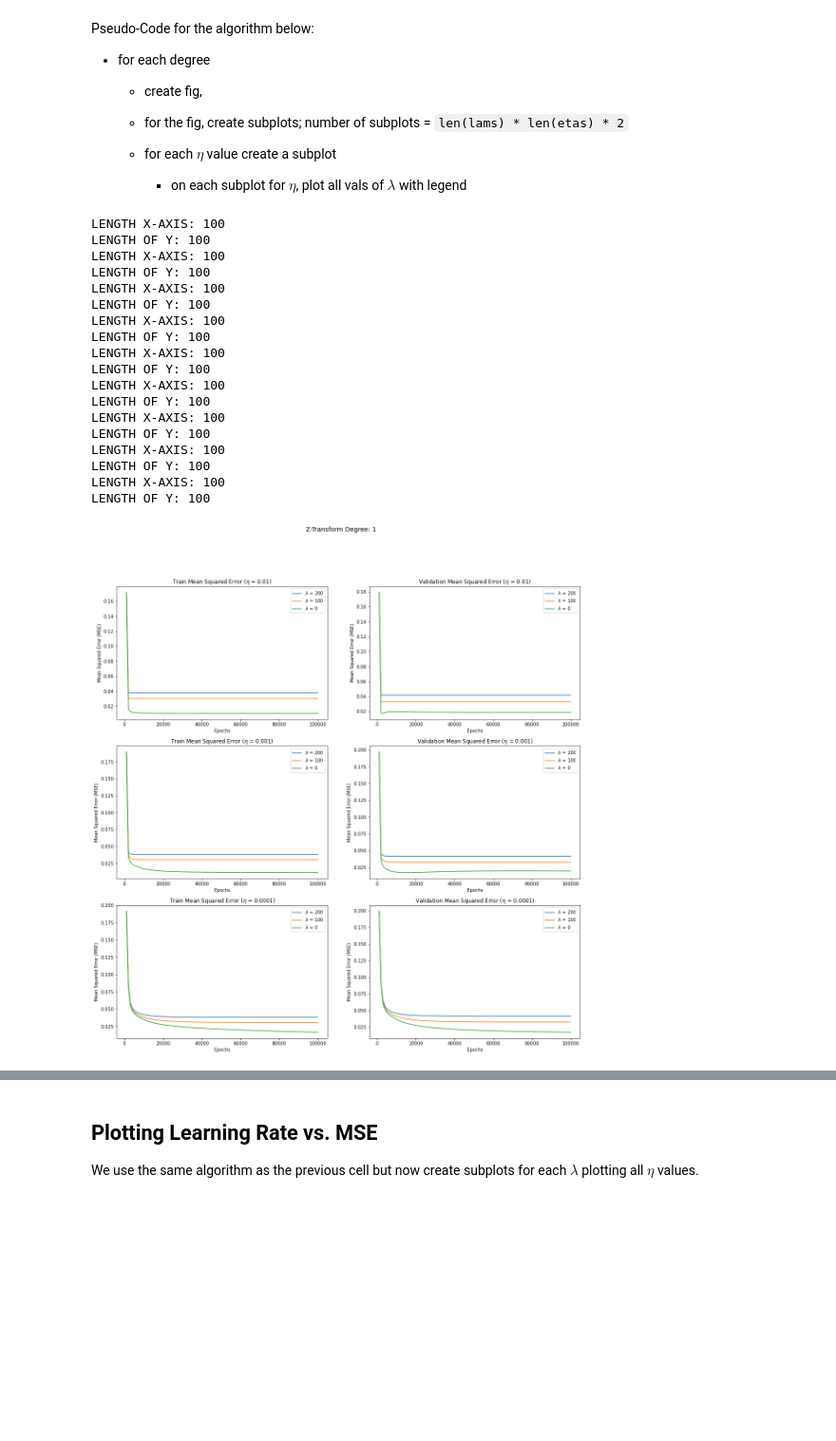
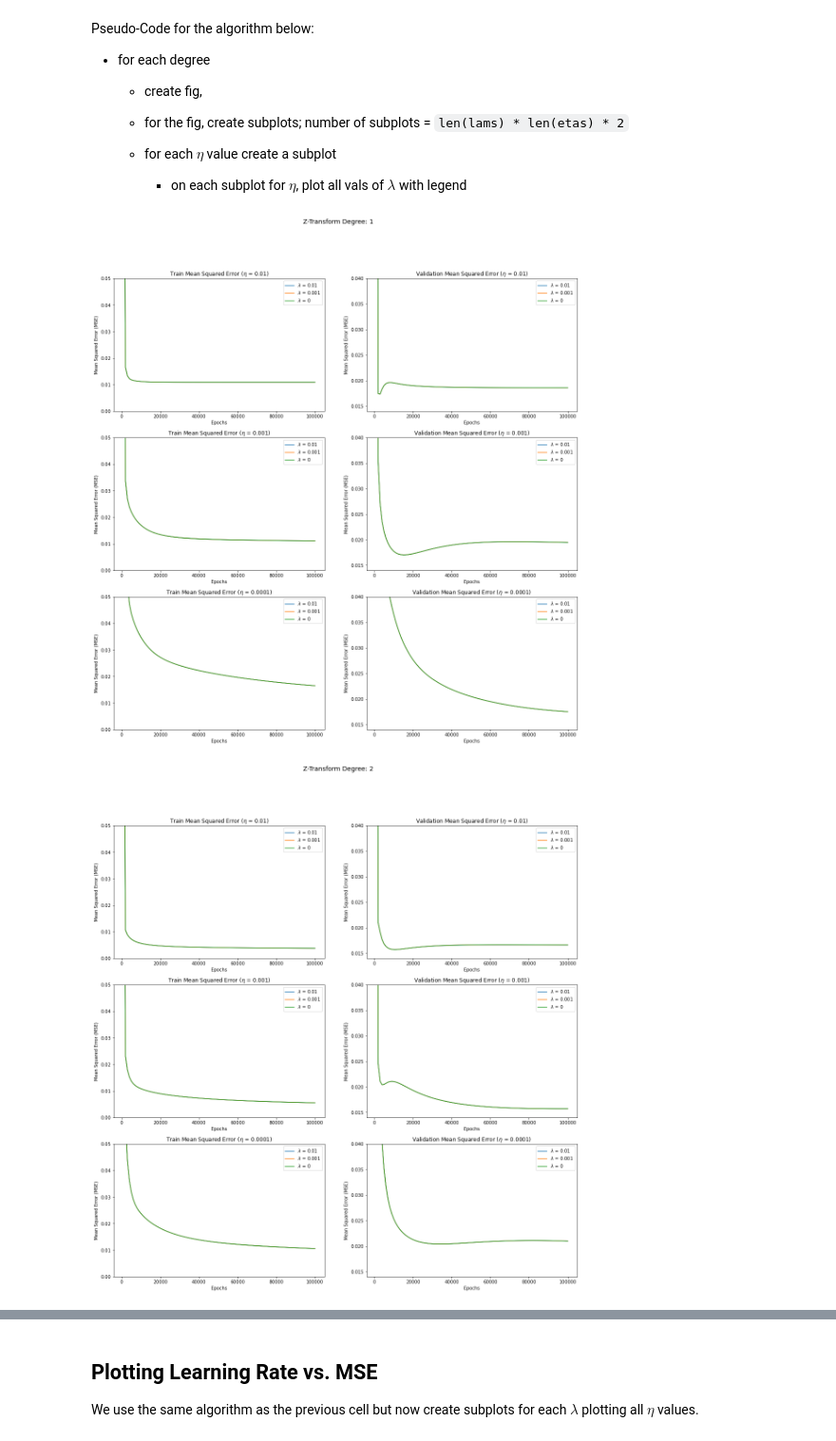
Before and after one commit to b-chalpin/linear-regression, a Jupyter notebook: subproject_5.ipynb, the cells around one changed output, grey strips where cells are left out. Shown at 95% size. Cells and saved outputs as stored; diff of their text form; code cells hidden in the pictures; blank space fills up the shorter version.

```diff
--- a/subproject_5.ipynb
+++ b/subproject_5.ipynb
@@ -17,8 +17,8 @@ cf_output_base_path = "./output/cf"
 
 # change the filenames below accordingly.
 ### note that when running both GF and CF visualization, hyperparameter configs MUST match
-gd_output_filename = f"{gd_output_base_path}/2022-02-14_10-06-49.340176_GD_degree-1_epochs-100000_eta-0.01-0.001-0.0001_lam-200-100-0.json"
-cf_output_filename = f"{cf_output_base_path}/2022-02-14_10-06-49.392942_CF_degree-1_lam-200-100-0.json"
+gd_output_filename = f"{gd_output_base_path}/2022-02-14_17-55-55.706677_GD_degree-4_epochs-100000_eta-0.01-0.001-0.0001_lam-0.01-0.001-0.json"
+cf_output_filename = f"{cf_output_base_path}/2022-02-14_18-00-18.206677_CF_degree-4_lam-0.01-0.001-0.json"
 
 gd_training_output = open_training_output_file(gd_output_filename)
 cf_training_output = open_training_output_file(cf_output_filename)
@@ -165,53 +165,34 @@ for r in np.arange(1, max_degree + 1):
 
         # plot a line on the subplot for each lambda
         for lam_val in lam_list:
 
             y_val = list(filter(lambda x:
                                 x["degree"] == r and
                                 x["epochs"] == training_epochs and
                                 x["eta"] == eta_val and
                                 x["lam"] == lam_val,
                                 gf_results))
 
             y_train_mse = y_val[0]["train_mse"]
             y_test_mse = y_val[0]["test_mse"]
 
-
-            print(f"LENGTH X-AXIS: {len(x_axis)}")
-            print(f"LENGTH OF Y: {len(y_test_mse)}")
-
             train_mse_ax.plot(x_axis[epoch_start_index:epoch_end_index],
                               y_train_mse[epoch_start_index:epoch_end_index],
                               label=f"$\lambda$ = {lam_val}")
 
             test_mse_ax.plot(x_axis[epoch_start_index:epoch_end_index],
                              y_test_mse[epoch_start_index:epoch_end_index],
                              label=f"$\lambda$ = {lam_val}")
 
         train_mse_ax.legend()
         test_mse_ax.legend()
+        train_mse_ax.set_ylim([0, 0.05])
+        test_mse_ax.set_ylim([0.014, 0.04])
 
     # save output
     degree_fig.savefig(f"{gd_plot_output_path}/gd_fig_degree-{r}-LAM_legend.jpeg") # TODO: make better name
 
 plt.show()
 # %% [output]
-LENGTH X-AXIS: 100
-LENGTH OF Y: 100
-LENGTH X-AXIS: 100
-LENGTH OF Y: 100
-LENGTH X-AXIS: 100
-LENGTH OF Y: 100
-LENGTH X-AXIS: 100
-LENGTH OF Y: 100
-LENGTH X-AXIS: 100
-LENGTH OF Y: 100
-LENGTH X-AXIS: 100
-LENGTH OF Y: 100
-LENGTH X-AXIS: 100
-LENGTH OF Y: 100
-LENGTH X-AXIS: 100
-LENGTH OF Y: 100
-LENGTH X-AXIS: 100
-LENGTH OF Y: 100
-[figure, old version]
+[figure, new version]
+[figure, added]
```
Also changed, not shown: parts of 4 cells of this notebook, 24 other files.
